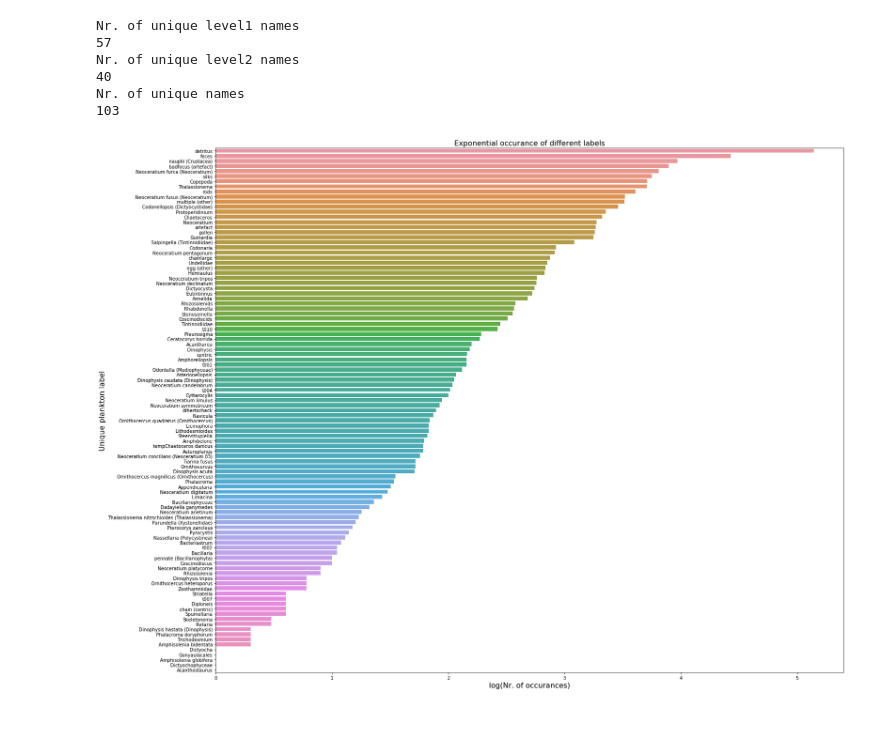
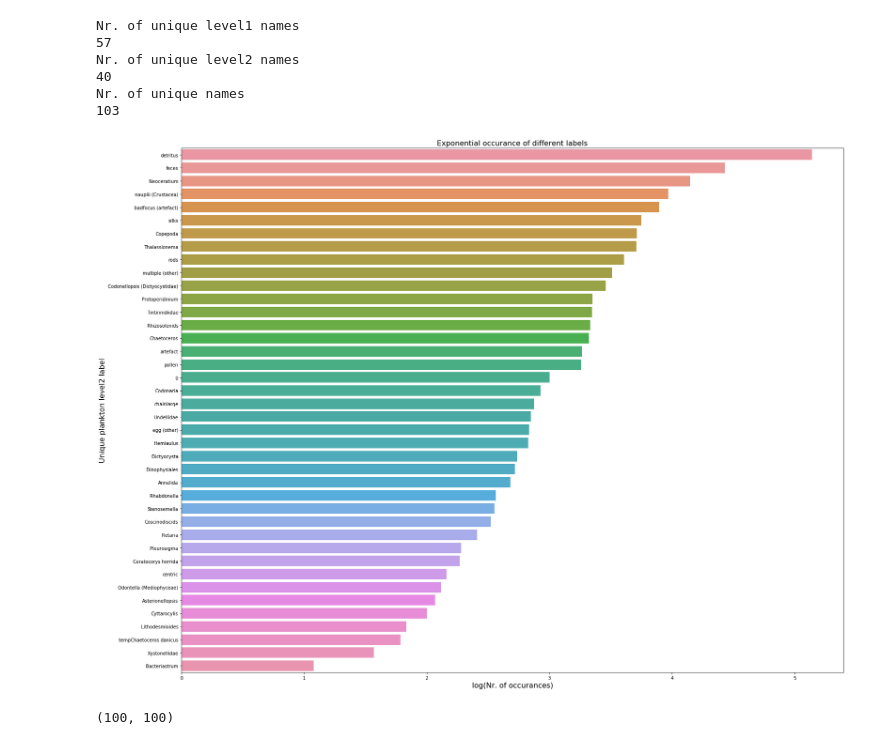
Before and after one commit to yohannjs/AML-2019, a Jupyter notebook: Challenges/4. Plankton/yohann_plankton.ipynb, the cells around one changed output. Saved outputs shown, nothing was run; the diff lists cells and outputs as text; code cells hidden in the pictures.

```diff
--- a/Challenges/4. Plankton/yohann_plankton.ipynb
+++ b/Challenges/4. Plankton/yohann_plankton.ipynb
@@ -132,16 +141,42 @@ Nr. of unique level2 names
 Nr. of unique names
 103
 # %%
-number_unique_names = labelsDF.groupby('unique_name', as_index=True)['id'].count()
+number_unique_names = labelsDF.groupby('level2', as_index=True)['id'].count()
 number_unique_names.sort_values(inplace=True, ascending=False)
 # %%
 figure, ax = plt.subplots(figsize=(23,17))
 ax = sns.barplot(y=number_unique_names.index, x=np.log10(number_unique_names.values))
 
 
-plt.ylabel('Unique plankton label', fontsize= 16)
+plt.ylabel('Unique plankton level2 label', fontsize= 16)
 plt.xlabel('log(Nr. of occurances)', fontsize= 16)
 plt.title('Exponential occurance of different labels', fontsize=16)
 plt.tight_layout()
 # %% [output]
-[figure, old version]
+[figure, new version]
+# %%
+# code inspired by https://jdhao.github.io/2017/11/06/resize-image-to-square-with-padding/
+
+def image_processing(path):
+    desired_size = 972 # max of width and height in dataset
+    im_orginal = Image.open(path)
+    old_size = im_orginal.size  # old_size[0] is in (width, height) format
+
+    ratio = float(desired_size)/max(old_size)
+    new_size = tuple([int(x*ratio) for x in old_size])
+    im_scaled = im_orginal.resize(new_size) # scale up picture before padding to keep information
+
+    delta_w = desired_size - new_size[0]
+    delta_h = desired_size - new_size[1]
+    padding = (delta_w//2, delta_h//2, delta_w-(delta_w//2), delta_h-(delta_h//2))
+    im_padded = ImageOps.expand(im_scaled, padding, fill=255) # padding of scaled picture
+
+    final_size = (100, 100) # input size for CNN
+    im_final = im_padded.resize(final_size, resample=0) # resize to input size of CNN
+    img_array = np.array(im_final)
+    return(img_array)
+
+test = image_processing(img_files['imgs/32582800.jpg']) # test
+print(test.shape)
+# %% [output]
+(100, 100)
```
Also changed, not shown: parts of 6 cells of this notebook.
